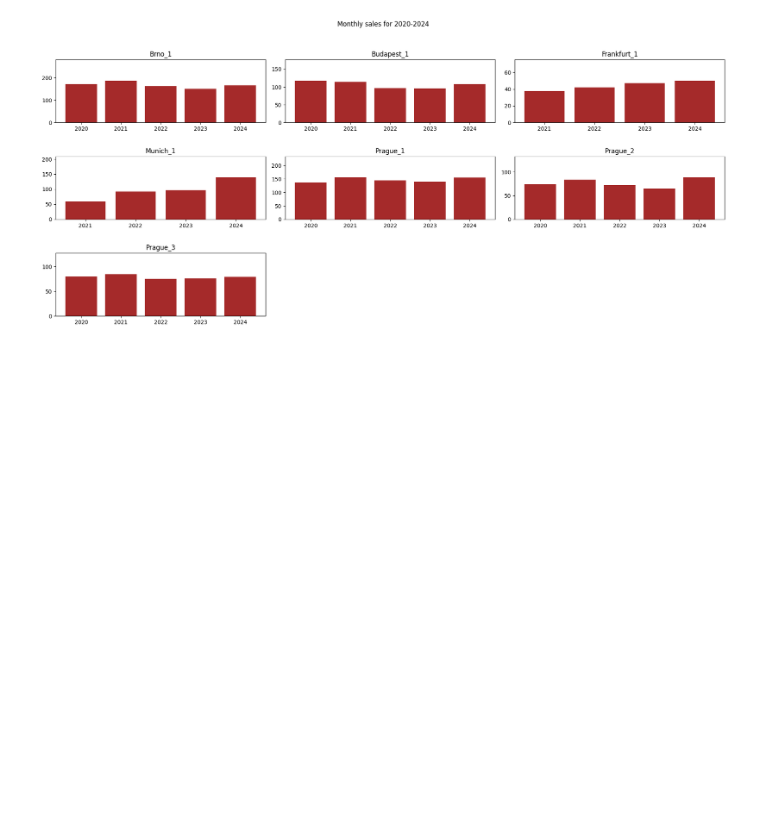
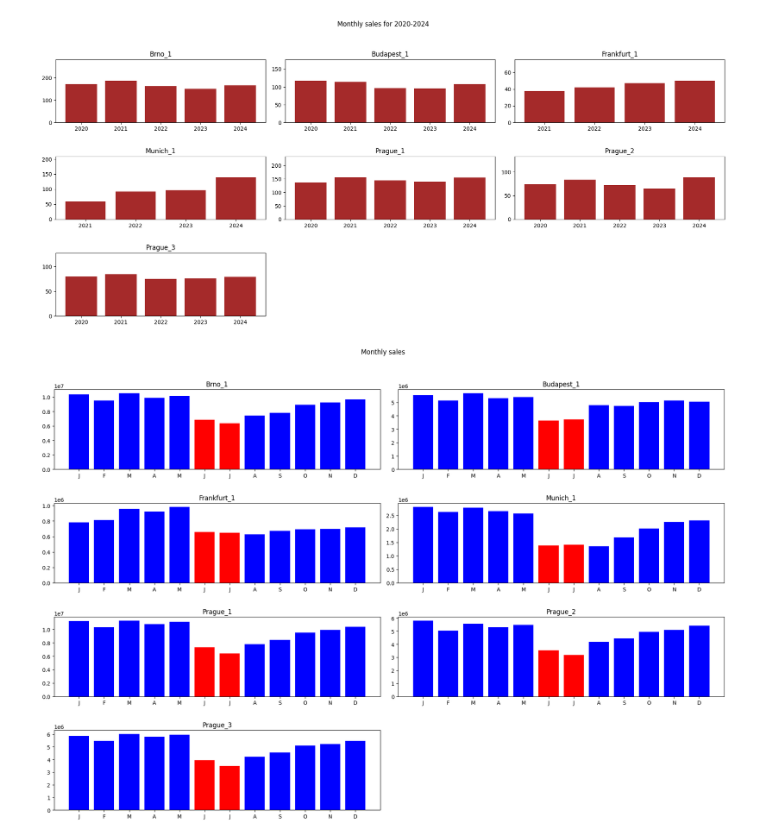
Before and after one commit to AnantChandra/google-colab, a Jupyter notebook: rohlik_sales_prediction.ipynb, the cells around one changed output. Saved outputs shown, nothing was run; the diff lists cells and outputs as text; code cells hidden in the pictures; blank space fills up the shorter version.

```diff
--- a/rohlik_sales_prediction.ipynb
+++ b/rohlik_sales_prediction.ipynb
@@ -258,3 +257,19 @@ plt.tight_layout(h_pad=3.0)
 plt.show()
 # %% [output]
 [figure]
+# %%
+plt.figure(figsize=(18,12))
+for i, (comb, df) in enumerate(sales_train.groupby('warehouse',observed=False)):
+    ax = plt.subplot(4,2, i+1)
+    resampled = df.sort_values(by='date').groupby(df.index.month)['sales'].sum()
+    colors = ['b'] * 5 + ['r'] * 2 + ['b'] * 5
+    ax.bar(range(1, 13), resampled, color= colors)
+    ax.set_xticks(ticks=range(1, 13), labels='JFMAMJJASOND')
+    ax.set_title(comb)
+
+
+plt.suptitle('Monthly sales', y=1.03)
+plt.tight_layout(h_pad=3.0)
+plt.show()
+# %% [output]
+[figure, added]
```
Also changed, not shown: parts of 5 cells of this notebook.
